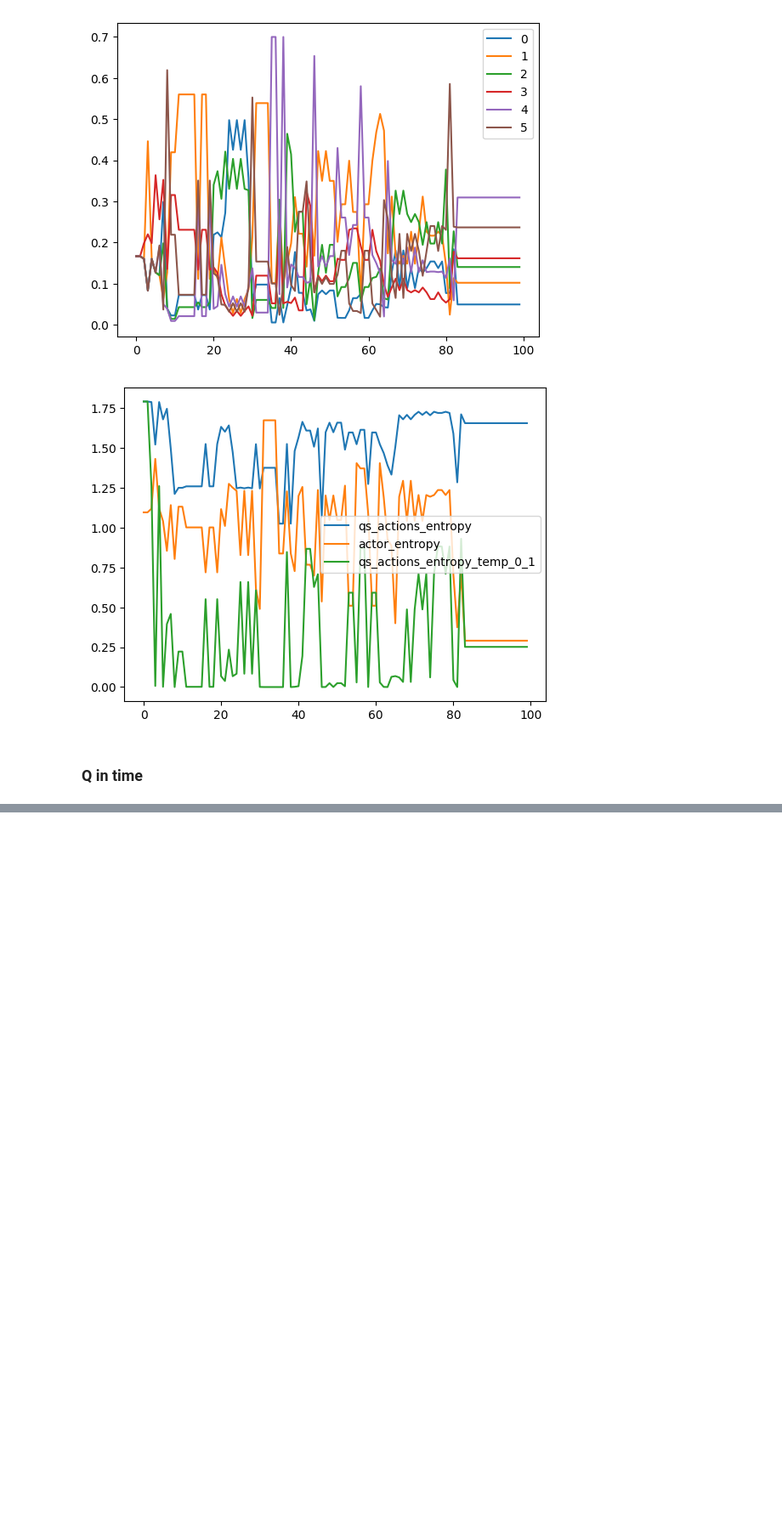
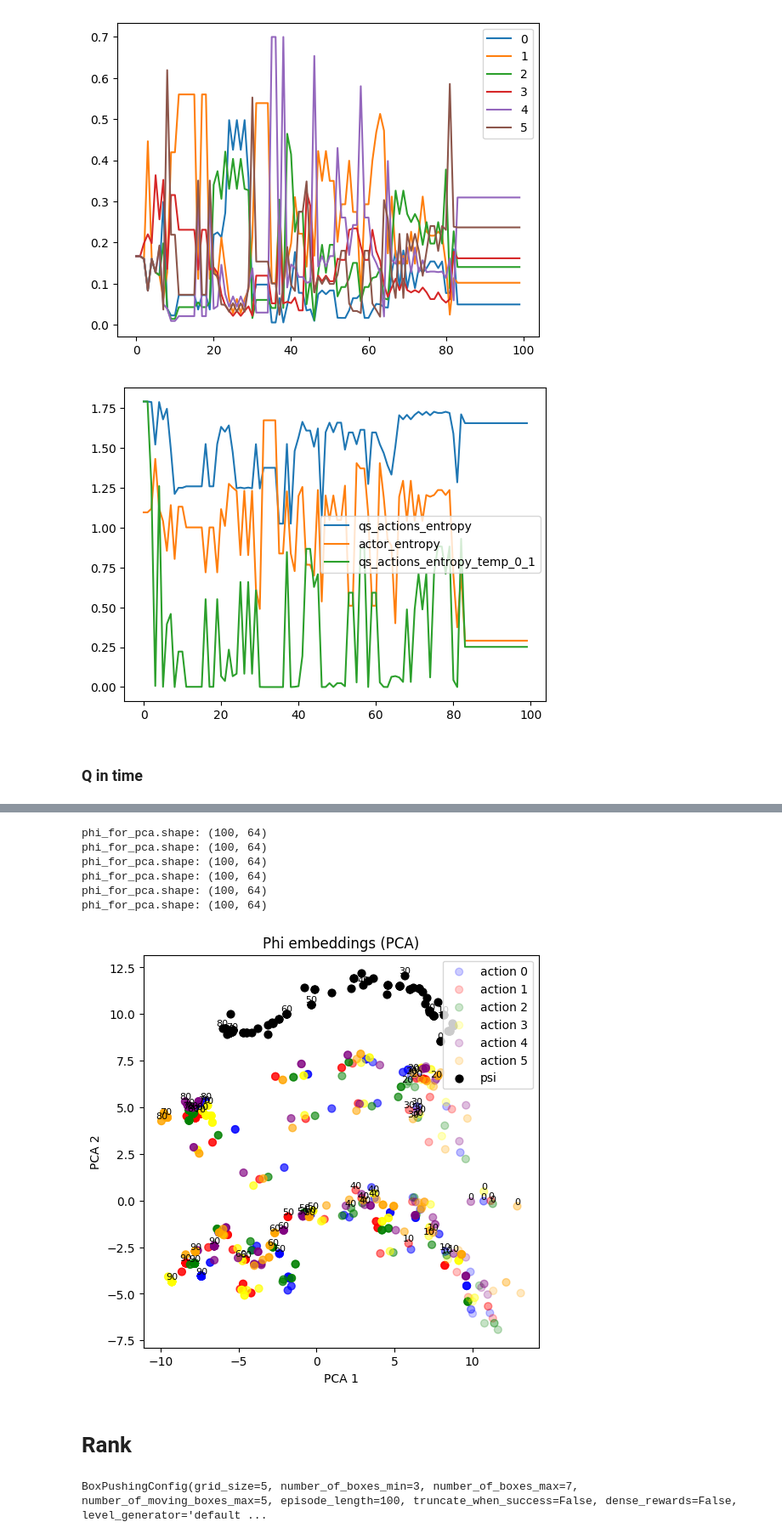
Before and after one commit to wladekpal/golden-standard, a Jupyter notebook: src/notebooks/18_07_25_post_hoc_analysis.ipynb, the cells around one changed output, grey strips where cells are left out. Shown at 85% size. Saved outputs shown, nothing was run; the diff lists cells and outputs as text; code cells hidden in the pictures; blank space fills up the shorter version.

Commit message:
chore: rank investigation for different number of boex

```diff
--- a/src/notebooks/18_07_25_post_hoc_analysis.ipynb
+++ b/src/notebooks/18_07_25_post_hoc_analysis.ipynb
@@ -255,0 +279,74 @@ plt.show()
+# %%
+from sklearn.decomposition import PCA
+import matplotlib as mpl
+import numpy as np
+
+# We'll flatten ensemble and batch for PCA, or just use one ensemble member
+
+# Use base colors, but fade with timestep (alpha)
+base_colors = {
+    0: 'blue',
+    1: 'red',
+    2: 'green',
+    3: 'yellow',
+    4: 'purple',
+    5: 'orange'
+}
+plt.figure(figsize=(6, 6))
+
+
+
+pca = PCA(n_components=2)
+phi_2d = pca.fit_transform(phi.reshape(-1, phi.shape[-1]))
+
+for action_id in range(6):
+    phi_for_pca = phi[action_id]  # shape (batch, latent_dim)
+    print(f"phi_for_pca.shape: {phi_for_pca.shape}")
+
+    # Apply PCA to reduce to 2D
+    phi_2d = pca.transform(phi_for_pca)
+
+    # Create a colormap for this action, fading from alpha=0.2 to alpha=1.0
+    n_points = phi_2d.shape[0]
+    base_color = mpl.colors.to_rgb(base_colors[action_id])
+    alphas = np.linspace(0.2, 1.0, n_points)
+    colors = [(*base_color, alpha) for alpha in alphas]
+
+    sc = plt.scatter(phi_2d[:, 0], phi_2d[:, 1], c=colors, s=40, label=f'action {action_id}')
+
+    # if action_id == 0:
+    for i in range(0, phi_2d.shape[0], 10):
+        plt.text(
+            phi_2d[i, 0], phi_2d[i, 1] + 0.02,  # shift label slightly above the point
+            str(i), color='black', fontsize=8, ha='center', va='bottom'
+        )
+
+psi_2d = pca.transform(psi)
+plt.scatter(psi_2d[:, 0], psi_2d[:, 1], c='black', s=40, label='psi')
+# Write labels (id) above every 10th point
+for i in range(0, psi_2d.shape[0], 10):
+    plt.text(
+        psi_2d[i, 0], psi_2d[i, 1] + 0.02,  # shift label slightly above the point
+        str(i), color='black', fontsize=8, ha='center', va='bottom'
+    )
+
+
+plt.xlabel('PCA 1')
+plt.ylabel('PCA 2')
+plt.title('Phi embeddings (PCA)')
+plt.legend()
+plt.show()
+# %% [output]
+phi_for_pca.shape: (100, 64)
+phi_for_pca.shape: (100, 64)
+phi_for_pca.shape: (100, 64)
+phi_for_pca.shape: (100, 64)
+phi_for_pca.shape: (100, 64)
+phi_for_pca.shape: (100, 64)
+[figure, added]
+# %% [markdown]
+# Rank
+# %%
+print(config.env)
+# %% [output]
+BoxPushingConfig(grid_size=5, number_of_boxes_min=3, number_of_boxes_max=7, number_of_moving_boxes_max=5, episode_length=100, truncate_when_success=False, dense_rewards=False, level_generator='default ...
```
Also changed, not shown: parts of 17 cells of this notebook.
